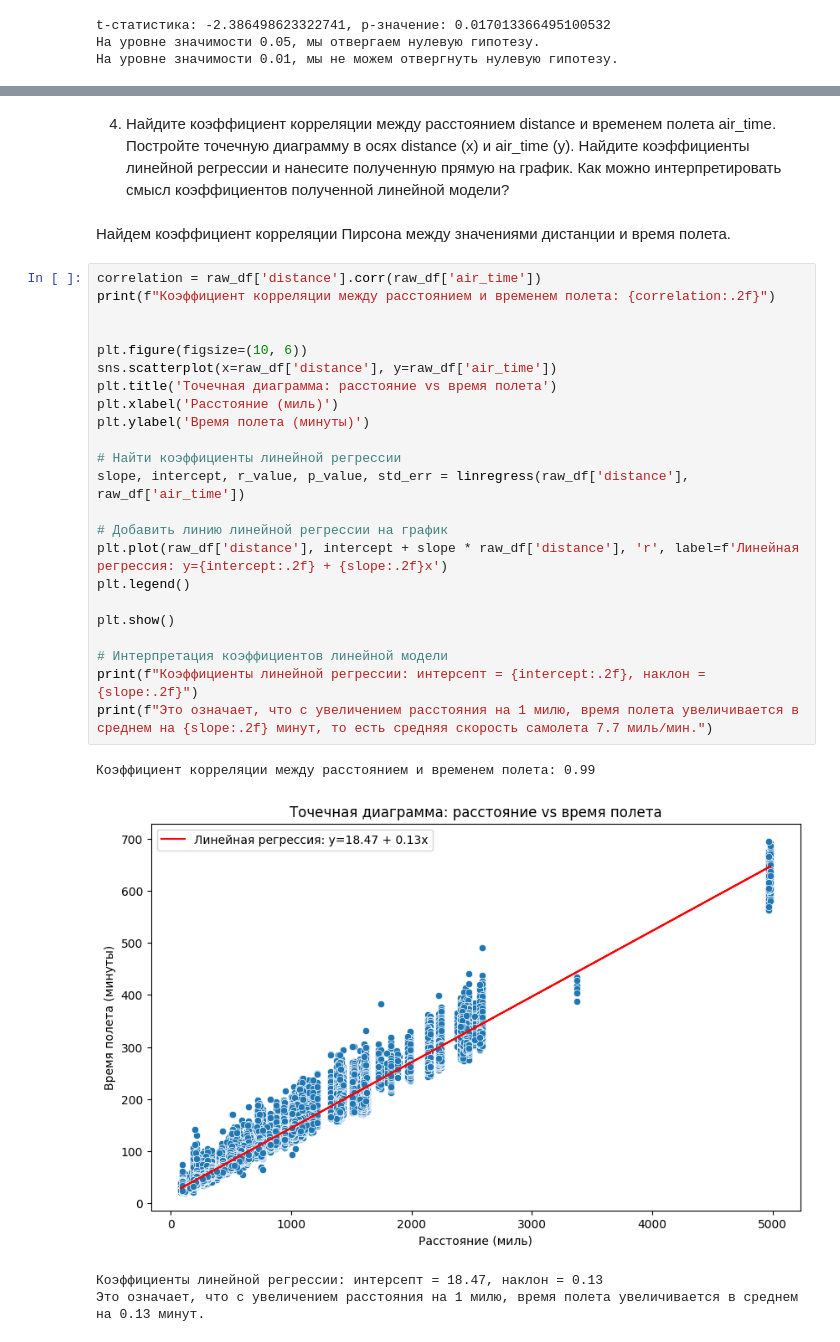
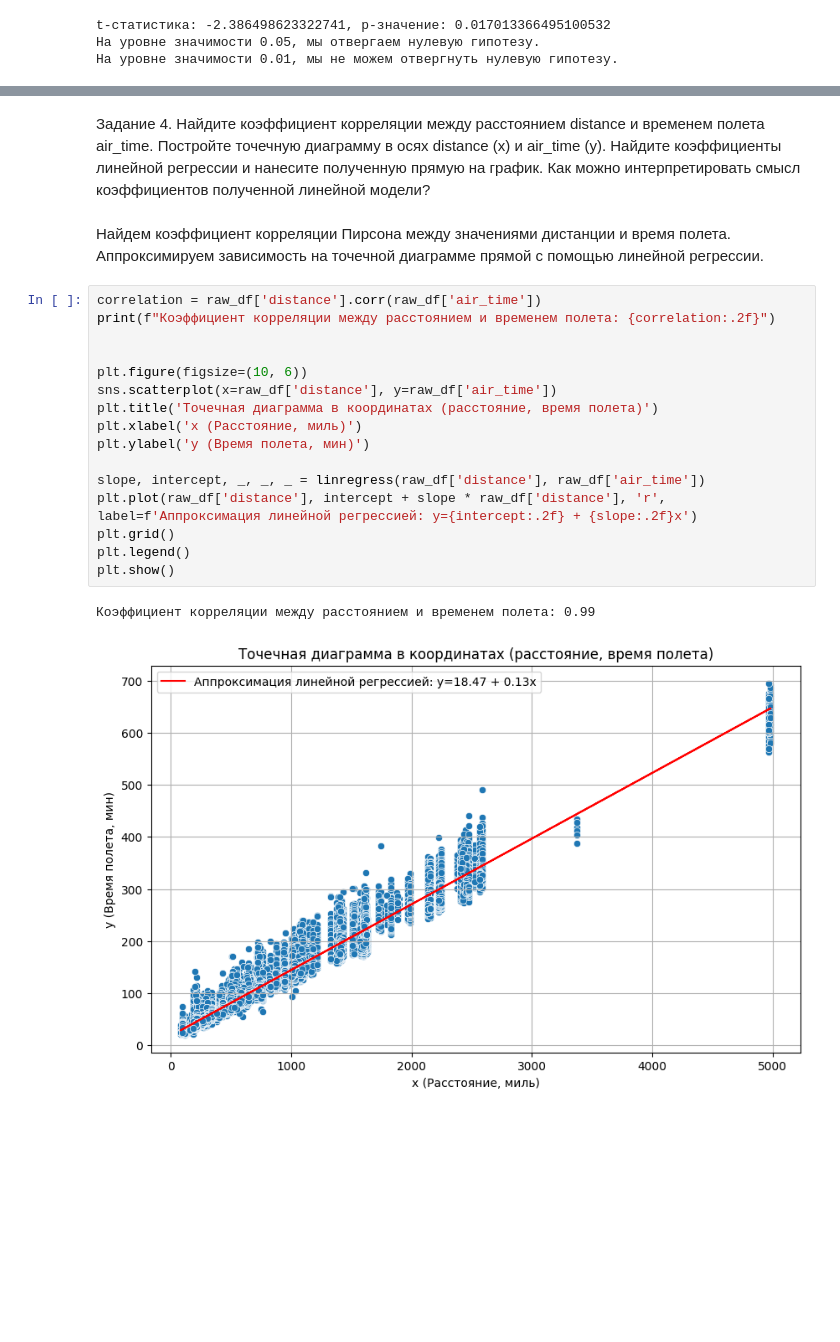
Before and after one commit to nstsnsts/msu_statistics_course, a Jupyter notebook: statistics_assignment.ipynb, the cells around one changed output, grey strips where cells are left out. Drawn from its saved outputs; the diff is of its cells as text; blank space fills up the shorter version.

```diff
--- a/statistics_assignment.ipynb
+++ b/statistics_assignment.ipynb
@@ -290,33 +268,24 @@ Levene тест для равенства дисперсий: LeveneResult(stati
 # %% [markdown]
-4. Найдите коэффициент корреляции между расстоянием distance и временем полета air_time. Постройте точечную диаграмму в осях distance (х) и air_time (y). Найдите коэффициенты линейной регрессии и нанесите полученную прямую на график. Как можно интерпретировать смысл коэффициентов полученной линейной модели?
+Задание 4. Найдите коэффициент корреляции между расстоянием distance и временем полета air_time. Постройте точечную диаграмму в осях distance (х) и air_time (y). Найдите коэффициенты линейной регрессии и нанесите полученную прямую на график. Как можно интерпретировать смысл коэффициентов полученной линейной модели?
 # %% [markdown]
-Найдем коэффициент корреляции Пирсона между значениями дистанции и время полета.
+Найдем коэффициент корреляции Пирсона между значениями дистанции и время полета. Аппроксимируем зависимость на точечной диаграмме прямой с помощью линейной регрессии.
 # %%
 correlation = raw_df['distance'].corr(raw_df['air_time'])
 print(f"Коэффициент корреляции между расстоянием и временем полета: {correlation:.2f}")
 
 
 plt.figure(figsize=(10, 6))
 sns.scatterplot(x=raw_df['distance'], y=raw_df['air_time'])
-plt.title('Точечная диаграмма: расстояние vs время полета')
-plt.xlabel('Расстояние (миль)')
-plt.ylabel('Время полета (минуты)')
+plt.title('Точечная диаграмма в координатах (расстояние, время полета)')
+plt.xlabel('x (Расстояние, миль)')
+plt.ylabel('y (Время полета, мин)')
 
-# Найти коэффициенты линейной регрессии
-slope, intercept, r_value, p_value, std_err = linregress(raw_df['distance'], raw_df['air_time'])
-
-# Добавить линию линейной регрессии на график
-plt.plot(raw_df['distance'], intercept + slope * raw_df['distance'], 'r', label=f'Линейная регрессия: y={intercept:.2f} + {slope:.2f}x')
+slope, intercept, _, _, _ = linregress(raw_df['distance'], raw_df['air_time'])
+plt.plot(raw_df['distance'], intercept + slope * raw_df['distance'], 'r', label=f'Аппроксимация линейной регрессией: y={intercept:.2f} + {slope:.2f}x')
+plt.grid()
 plt.legend()
-
 plt.show()
-
-# Интерпретация коэффициентов линейной модели
-print(f"Коэффициенты линейной регрессии: интерсепт = {intercept:.2f}, наклон = {slope:.2f}")
-print(f"Это означает, что с увеличением расстояния на 1 милю, время полета увеличивается в среднем на {slope:.2f} минут, то есть средняя скорость самолета 7.7 миль/мин.")
 # %% [output]
 Коэффициент корреляции между расстоянием и временем полета: 0.99
-[figure, old version]
+[figure, new version]
-Коэффициенты линейной регрессии: интерсепт = 18.47, наклон = 0.13
-Это означает, что с увеличением расстояния на 1 милю, время полета увеличивается в среднем на 0.13 минут.
 # %% [markdown]
```
Also changed, not shown: parts of 22 cells of this notebook.
